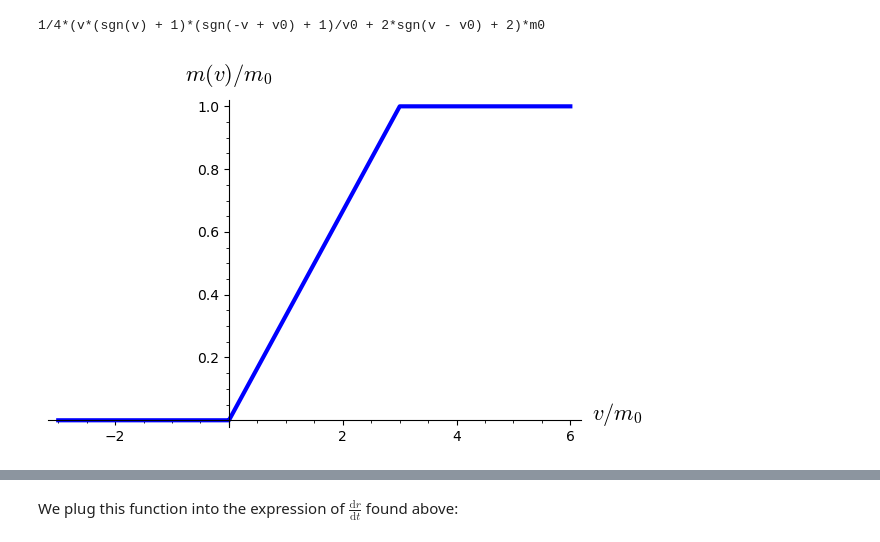
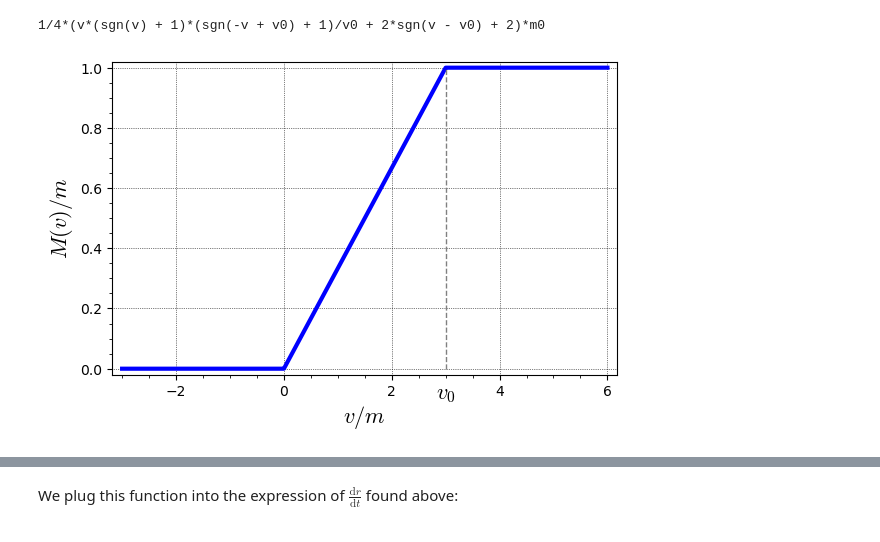
Before and after one commit to egourgoulhon/BHLectures, a Jupyter notebook: sage/Vaidya.ipynb, the cells around one changed output, grey strips where cells are left out. Saved outputs shown, nothing was run; the diff lists cells and outputs as text; code cells hidden in the pictures.

Commit message:
Add a figure in Chap. 15

```diff
--- a/sage/Vaidya.ipynb
+++ b/sage/Vaidya.ipynb
@@ -265,8 +265,14 @@ m1(v) = m0* (h(v)*h(v0-v)*v/v0 + h(v-v0))
 m1(v)
 # %% [output]
 1/4*(v*(sgn(v) + 1)*(sgn(-v + v0) + 1)/v0 + 2*sgn(v - v0) + 2)*m0
-# %%
-plot(m1(v).subs({m0: 1, v0: 3}), (v,-3, 6), thickness=3,
-                axes_labels=[r'$v/m_0$', r'$m(v)/m_0$'])
-# %% [output]
-[figure, removed]
+# %%
+graph = plot(m1(v).subs({m0: 1, v0: 3}), (v,-3, 6), thickness=3,
+             axes_labels=[r'$v/m$', r'$M(v)/m$'],
+             frame=True, axes=False, gridlines=True)
+graph += line([(3,0), (3,1)], linestyle='--', color='grey')
+graph += text(r'$v_0$', (3, -0.08), color='black', fontsize=16)
+graph.set_axes_range(ymin=0)
+graph.save("vai_mass_function.pdf")
+graph
+# %% [output]
+[figure, added]
```
Also changed, not shown: parts of 2 cells of this notebook, 3 other files.
